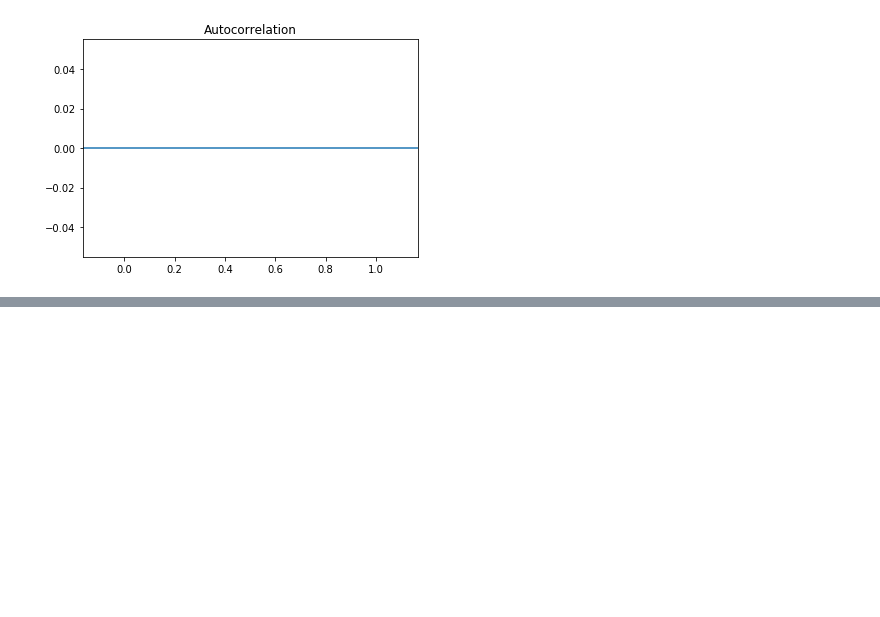
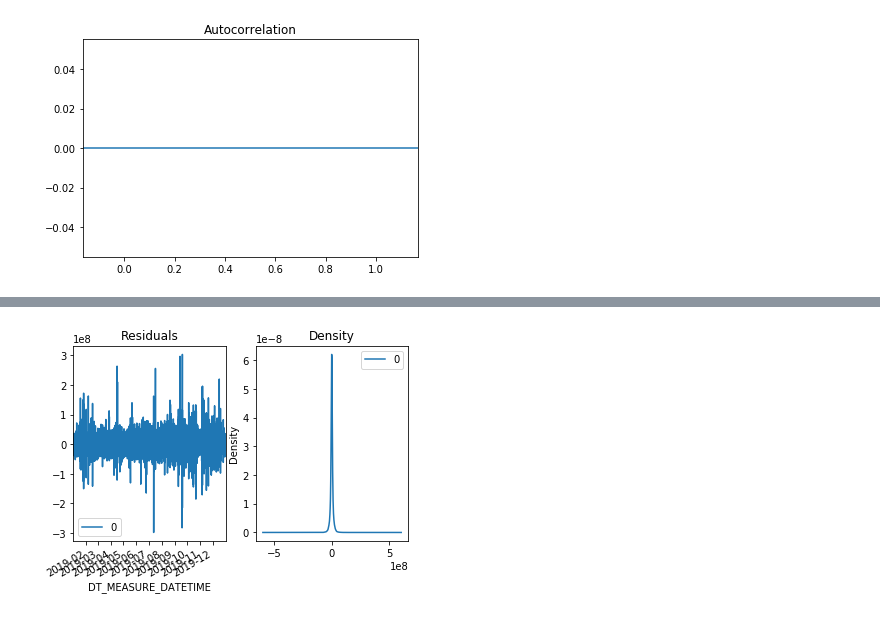
Before and after one commit to Coptero/Machine-Learning, a Jupyter notebook: ARIMA.ipynb, the cells around one changed output, grey strips where cells are left out. Saved outputs shown, nothing was run; the diff lists cells and outputs as text; code cells hidden in the pictures; blank space fills up the shorter version.

Commit message:
AUTO ARIMA

```diff
--- a/ARIMA.ipynb
+++ b/ARIMA.ipynb
@@ -232,0 +295,7 @@ pyplot.show()
+# %%
+df=traInter2
+from statsmodels.tsa.stattools import adfuller
+from numpy import log
+result = adfuller(df.NU_TRAFFIC_OUTPUT.dropna())
+print('ADF Statistic: %f' % result[0])
+print('p-value: %f' % result[1])
@@ -232,0 +320,5 @@ pyplot.show()
+# %%
+# 1,0,2 ARIMA Model
+model = ARIMA(df.NU_TRAFFIC_OUTPUT.dropna(), order=(1,1,1))
+model_fit = model.fit(disp=0)
+print(model_fit.summary())
@@ -232,0 +343,9 @@ pyplot.show()
+# %%
+# Plot residual errors
+residuals = pd.DataFrame(model_fit.resid)
+fig, ax = plt.subplots(1,2)
+residuals.plot(title="Residuals", ax=ax[0])
+residuals.plot(kind='kde', title='Density', ax=ax[1])
+plt.show()
+# %% [output]
+[figure, added]
```
Also changed, not shown: parts of 54 cells of this notebook.
